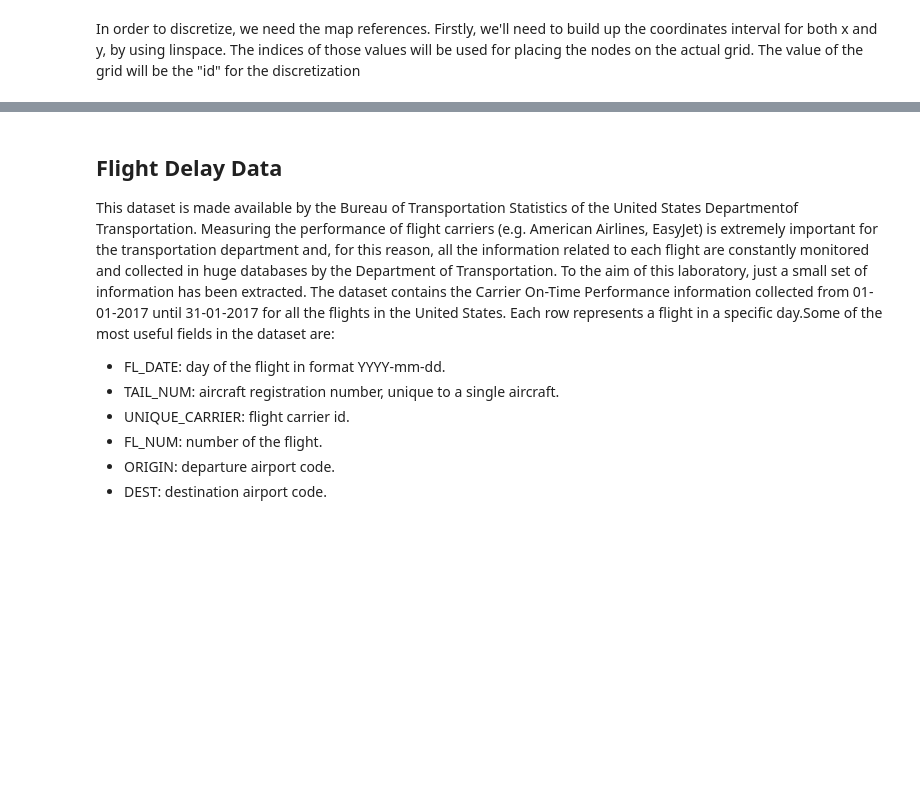
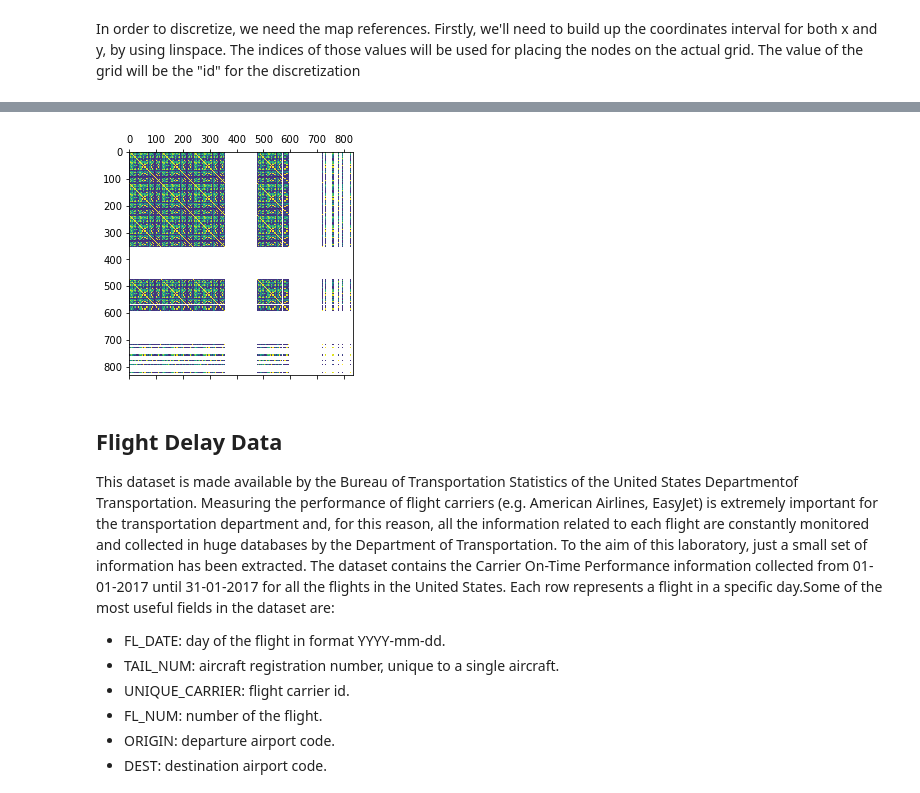
Before and after one commit to francescodisalvo05/Data-Science-Lab-Exercises, a Jupyter notebook: Notebooks/5-Laboratory-04-11-2020.ipynb, the cells around one changed output, grey strips where cells are left out. Drawn from its saved outputs; the diff is of its cells as text; code cells hidden in the pictures; blank space fills up the shorter version.

```diff
--- a/Notebooks/5-Laboratory-04-11-2020.ipynb
+++ b/Notebooks/5-Laboratory-04-11-2020.ipynb
@@ -175,3 +175,8 @@ Well, of course a stronger concentration of points means a stonger presence of t
 5. Discretize the POIs by geographical position. Define a new function (or class) that is able to split the geographical position of the POIs using a grid. Once defined the grid over the New York municipality,the function has to assign each POI to the cell to which it belongs to. The result should be a Pandas DataFrame with a new column containing the cell_id for each POI.
 # %% [markdown]
 In order to discretize, we need the map references. Firstly, we'll need to build up the coordinates interval for both x and y, by using linspace. The indices of those values will be used for placing the nodes on the actual grid. The value of the grid will be the "id" for the discretization
+# %%
+row = np.linspace(40.55, 40.90, num=8)
+col = np.linspace(-74.2,-73.7, num=6)
+# coordinates
+(row,col)
@@ -178,3 +185,9 @@ In order to discretize, we need the map references. Firstly, we'll need to build
+# %%
+grid = np.linspace(0,(len(row)*len(col)-1),
+                      (len(row)*len(col)),
+                      dtype=int).reshape(len(row),len(col))
+# values
+grid
 # %%
 import numpy as np
 import math
@@ -205,0 +221,4 @@ df.sample()
+# %%
+df_cells = df.pivot_table(index='cell_id', columns='amenity',aggfunc='count')
+df_cells = df_cells.fillna(0)
+df_cells.head()
@@ -206,3 +239,8 @@ df.sample()
+# %%
+plt.matshow(df_cells.corr())
+plt.show()
+# %% [output]
+[figure, added]
 # %% [markdown]
 ## Flight Delay Data
 This dataset is made available by the Bureau of Transportation Statistics of the United States Departmentof Transportation. Measuring the performance of flight carriers (e.g. American Airlines, EasyJet) is extremely important for the transportation department and, for this reason, all the information related to each flight are constantly monitored and collected in huge databases by the Department of Transportation. To the aim of this laboratory, just a small set of information has been extracted. The dataset contains the Carrier On-Time Performance information collected from 01-01-2017 until 31-01-2017 for all the flights in the United States. Each row represents a flight in a specific day.Some of the most useful fields in the dataset are:
```
Also changed, not shown: parts of 7 cells of this notebook.
